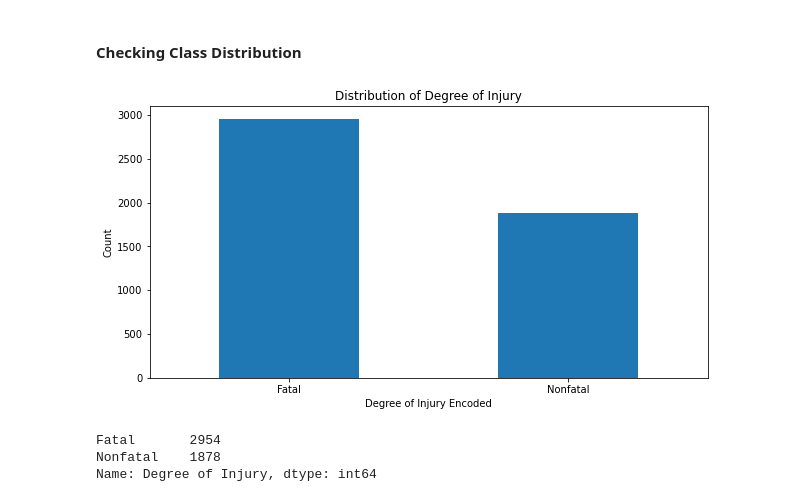
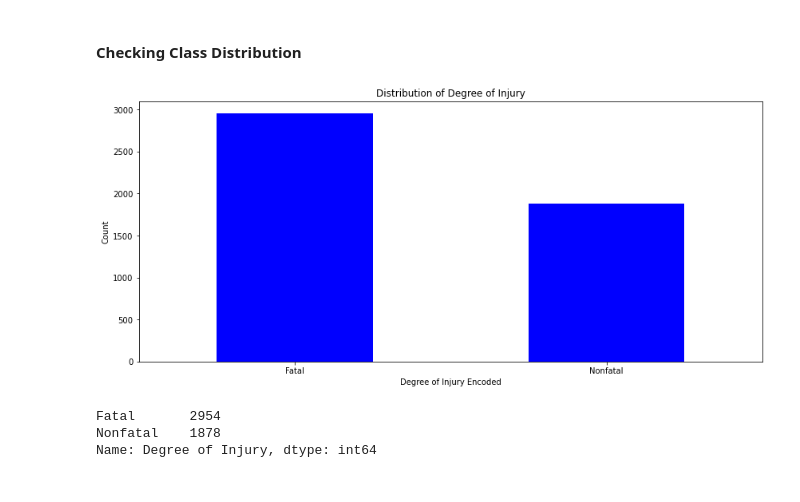
Before and after one commit to pmjustafort/construction-accident-nlp-predict, a Jupyter notebook: Untitled.ipynb, the cells around one changed output. Cells and saved outputs as stored; diff of their text form; code cells hidden in the pictures.

```diff
--- a/Untitled.ipynb
+++ b/Untitled.ipynb
@@ -327,17 +335,17 @@ df_clean['hazsub'] = df_clean['hazsub'].astype('int64')
 # %%
 # Getting value counts
 value_counts = df_clean['Degree of Injury'].value_counts()
 
 # Plotting
-plt.figure(figsize=(10,5))
-value_counts.plot(kind='bar')
+plt.figure(figsize=(14,6))
+value_counts.plot(kind='bar', color= 'blue')
 plt.title('Distribution of Degree of Injury')
 plt.xlabel('Degree of Injury Encoded')
 plt.ylabel('Count')
 plt.xticks(rotation=0)
 plt.show()
 # %% [output]
-[figure, old version]
+[figure, new version]
 # %%
 value_counts
 # %% [output]
```
Also changed, not shown: parts of 41 cells of this notebook.
